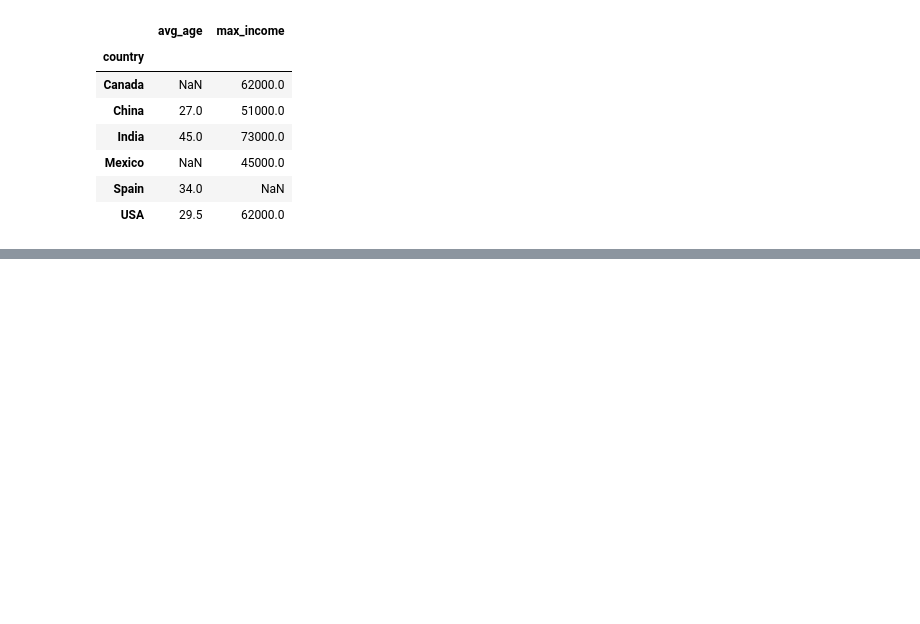
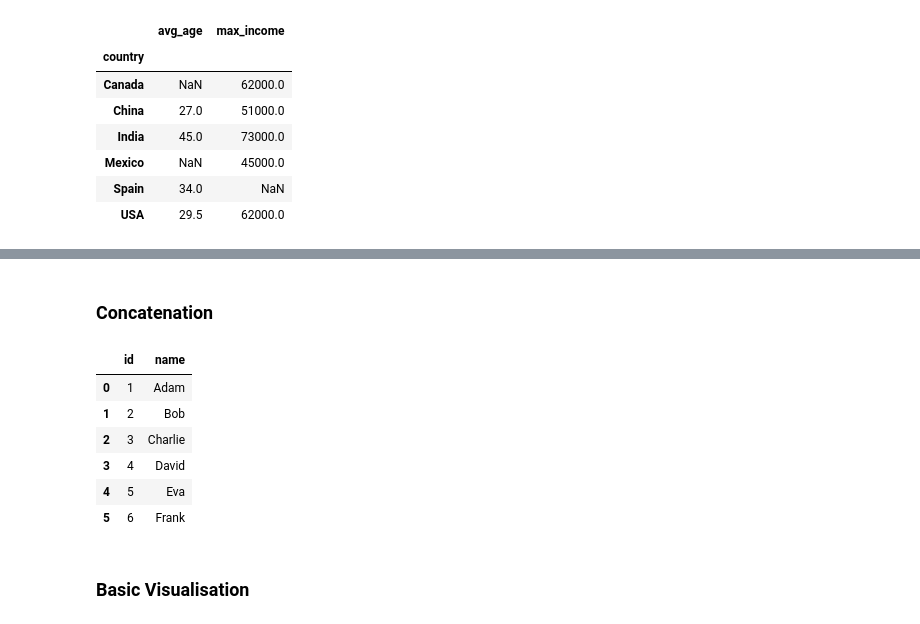
Before and after one commit to Mahak1311/Python-journey, a Jupyter notebook: pandas/Cleaning_data.ipynb, the cells around one changed output, grey strips where cells are left out. Cells and saved outputs as stored; diff of their text form; code cells hidden in the pictures; blank space fills up the shorter version.

```diff
--- a/pandas/Cleaning_data.ipynb
+++ b/pandas/Cleaning_data.ipynb
@@ -230,0 +298,25 @@ df2.groupby("country").agg(
+# %% [markdown]
+### Concatenation
+# %%
+df1 = pd.DataFrame({
+    "id": [1, 2, 3],
+    "name": ["Adam", "Bob", "Charlie"]
+})
+
+df2 = pd.DataFrame({
+    "id": [4, 5, 6],
+    "name": ["David", "Eva", "Frank"]
+})
+pd.concat([df1,df2]) #row wise concatenation
+pd.concat([df1,df2], axis=1) #col wise
+pd.concat([df1, df2],ignore_index=True) #row wise but new index
+# %% [output]
+|  | id | name |
+| 0 | 1 | Adam |
+| 1 | 2 | Bob |
+| 2 | 3 | Charlie |
+| 3 | 4 | David |
+| 4 | 5 | Eva |
+| 5 | 6 | Frank |
+# %% [markdown]
+### Basic Visualisation
```
Also changed, not shown: parts of 7 cells of this notebook.
